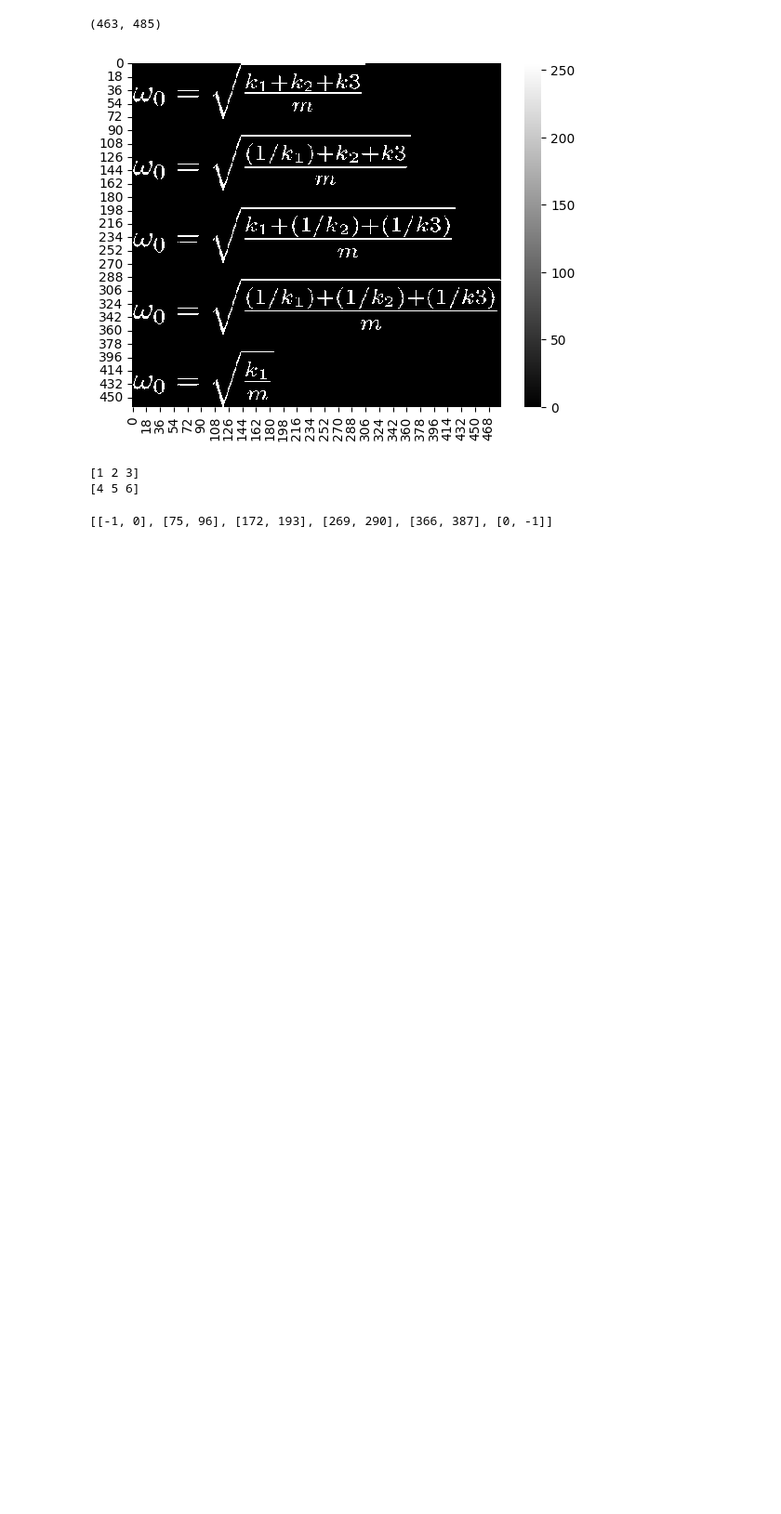
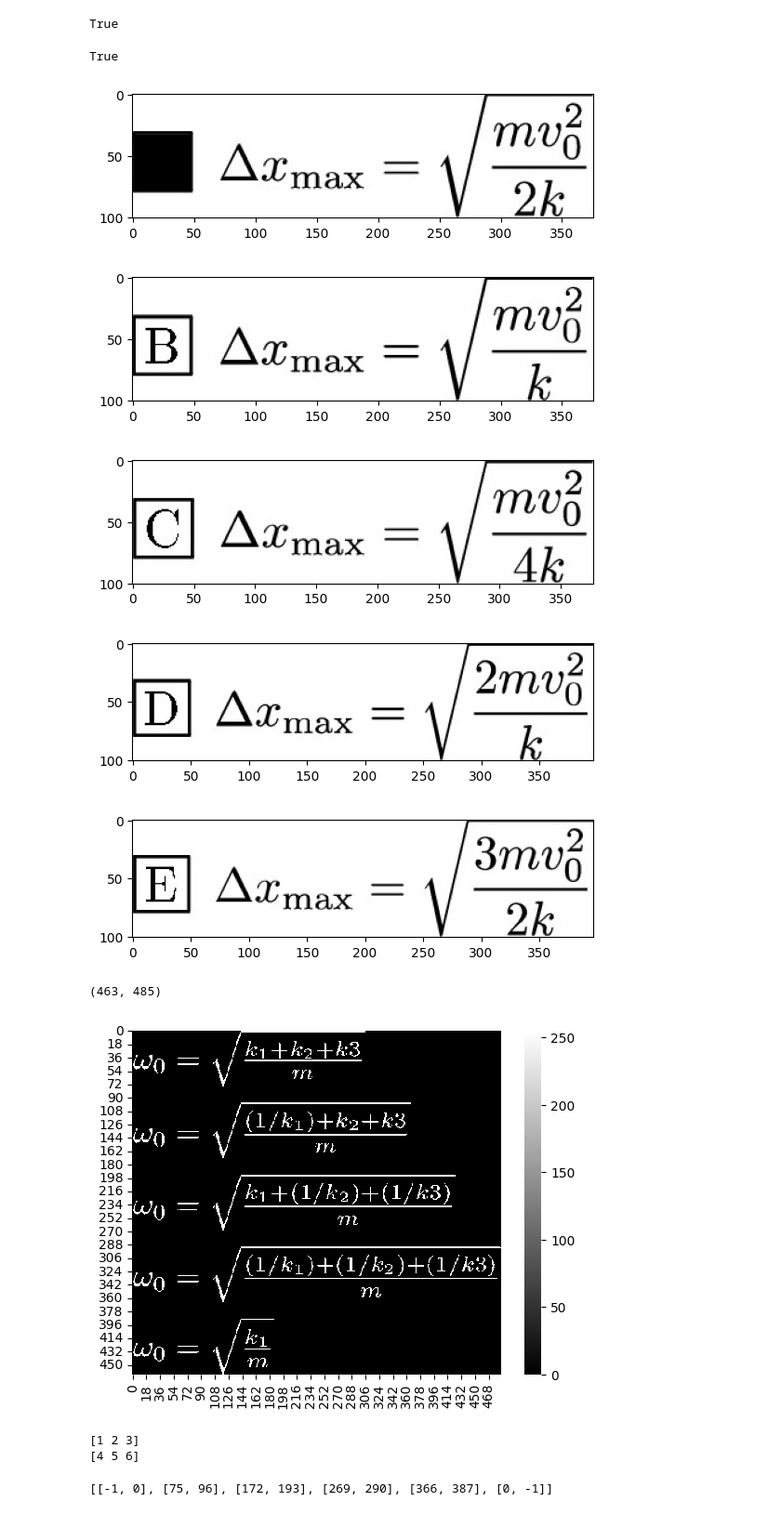
Before and after one commit to Guilherme-Ataliba/EUFExtractor, a Jupyter notebook: OpenCV-Tests/split_lines.ipynb, the cells around one changed output. Shown at 93% size. Saved outputs shown, nothing was run; the diff lists cells and outputs as text; code cells hidden in the pictures; blank space fills up the shorter version.

```diff
--- a/OpenCV-Tests/split_lines.ipynb
+++ b/OpenCV-Tests/split_lines.ipynb
@@ -6,0 +213,4 @@ import matplotlib.pyplot as plt
+# %%
+cv2.imwrite("test.jpg", regions_extracted[0])
+# %% [output]
+True
@@ -7,3 +293,24 @@ import matplotlib.pyplot as plt
+# %%
+img = cv2.imread("test.jpg")
+# %%
+all_lines = splitGridLines(img)
+# %%
+cv2.imwrite("test1.jpg", all_lines[0])
+# %% [output]
+True
+# %%
+# splitted_lines = splitVerticalLines(img, 100)
+
+for img in all_lines:
+    img_ = cv.cvtColor(img, cv.COLOR_BGR2GRAY)
+    plt.imshow(img)
+    plt.show()
+# %% [output]
+[figure, added]
+[figure, added]
+[figure, added]
+[figure, added]
+[figure, added]
 # %%
 # Load the image
 image_path = "output/extracted_question-2.jpg"
```
Also changed, not shown: parts of 4 cells of this notebook, 9 other files.
